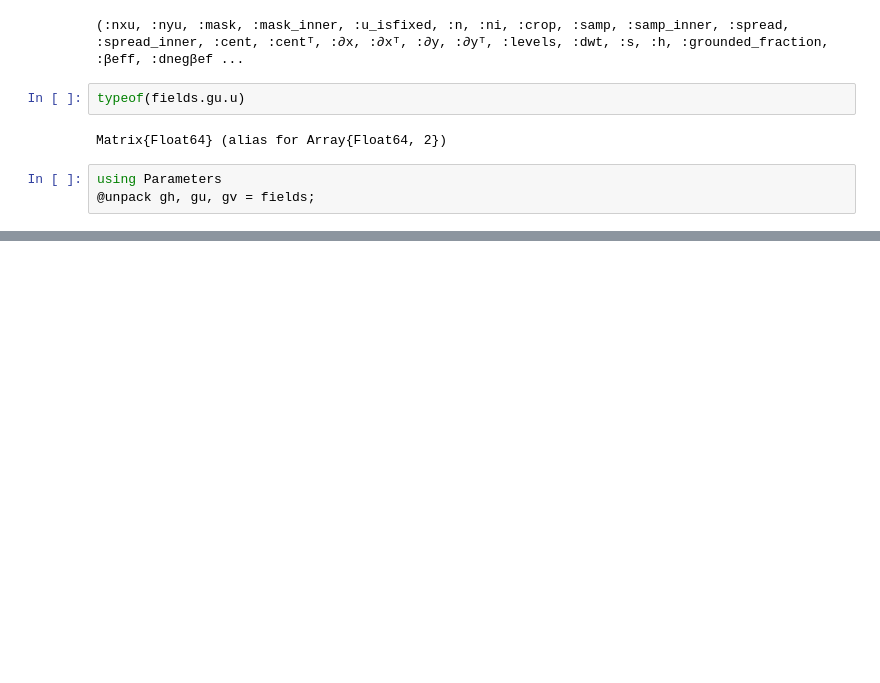
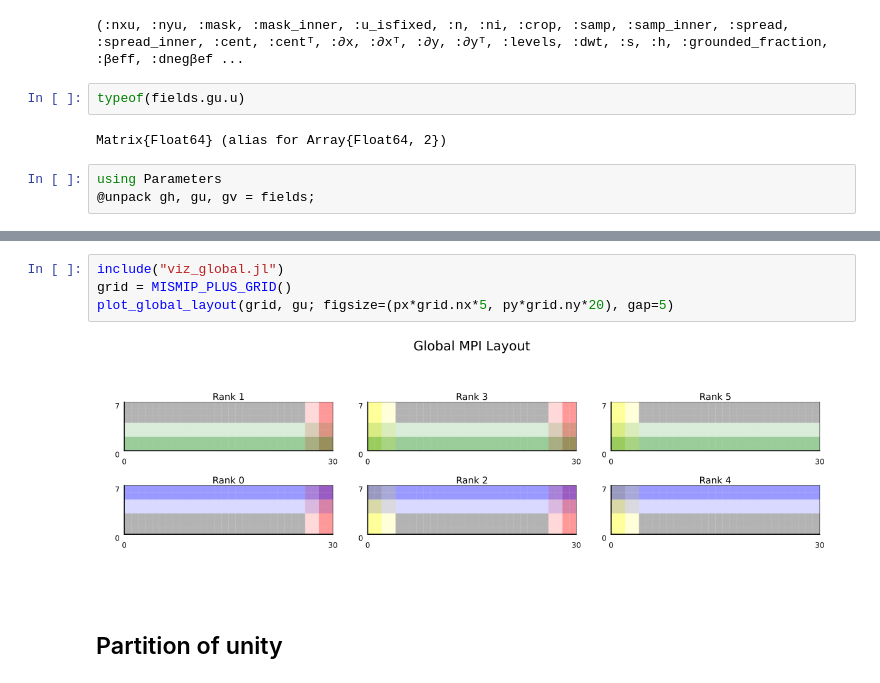
Before and after one commit to WAVI-ice-sheet-model/WAVI.jl, a Jupyter notebook: dev/notebooks/mpi/2_mpi_halo_exchange.ipynb, the cells around one changed output, grey strips where cells are left out. Saved outputs shown, nothing was run; the diff lists cells and outputs as text; blank space fills up the shorter version.

```diff
--- a/dev/notebooks/mpi/2_mpi_halo_exchange.ipynb
+++ b/dev/notebooks/mpi/2_mpi_halo_exchange.ipynb
@@ -278,0 +450,8 @@ Current rank: 0
+# %%
+include("viz_global.jl")
+grid = MISMIP_PLUS_GRID()
+plot_global_layout(grid, gu; figsize=(px*grid.nx*5, py*grid.ny*20), gap=5)
+# %% [output]
+[figure, added]
+# %% [markdown]
+## Partition of unity
```
Also changed, not shown: parts of 12 cells of this notebook, 1 other file.
